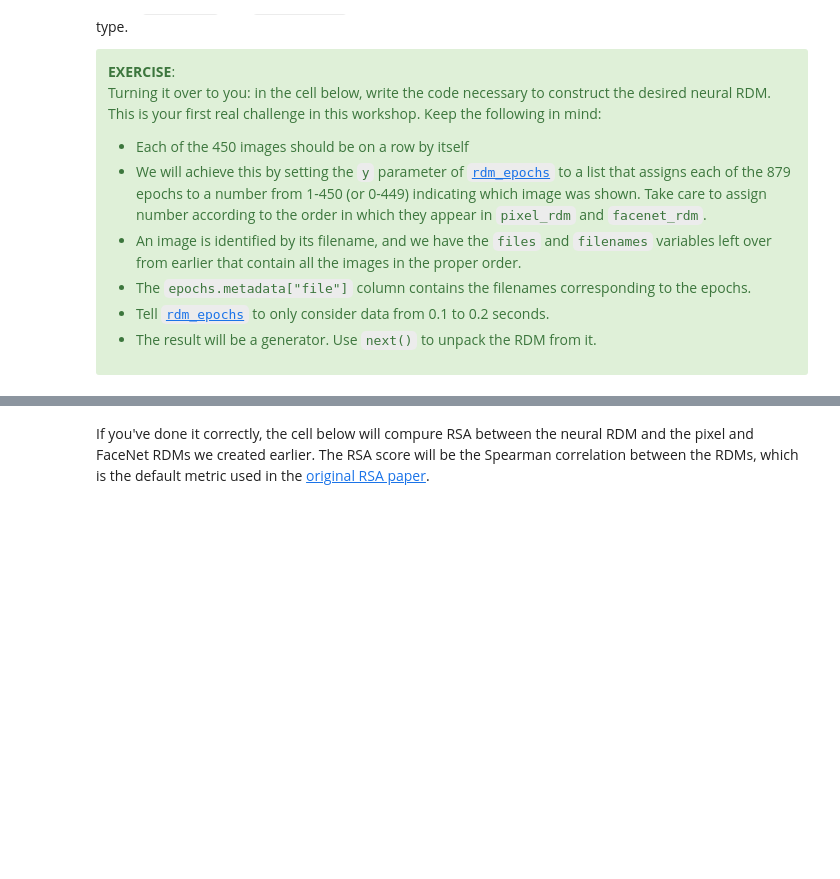
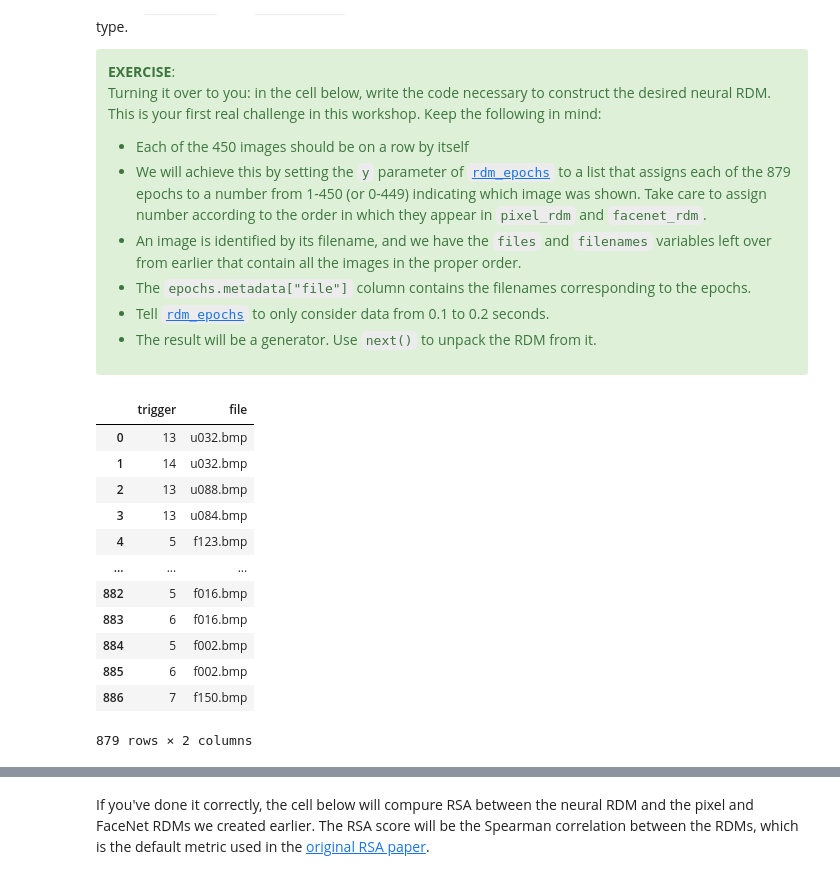
Before and after one commit to wmvanvliet/neuroscience_tutorials, a Jupyter notebook: rsa/index.ipynb, the cells around one changed output, grey strips where cells are left out. Cells and saved outputs as stored; diff of their text form; code cells hidden in the pictures; blank space fills up the shorter version.

```diff
--- a/rsa/index.ipynb
+++ b/rsa/index.ipynb
@@ -233,4 +315,20 @@ Keep the following in mind:
  - Tell [`rdm_epochs`](https://users.aalto.fi/~vanvlm1/mne-rsa/functions/mne_rsa.rdm_epochs.html) to only consider data from 0.1 to 0.2 seconds.
  - The result will be a generator. Use `next()` to unpack the RDM from it.
 </div>
+# %%
+epochs.metadata
+# %% [output]
+|  | trigger | file |
+| 0 | 13 | u032.bmp |
+| 1 | 14 | u032.bmp |
+| 2 | 13 | u088.bmp |
+| 3 | 13 | u084.bmp |
+| 4 | 5 | f123.bmp |
+| ... | ... | ... |
+| 882 | 5 | f016.bmp |
+| 883 | 6 | f016.bmp |
+| 884 | 5 | f002.bmp |
+| 885 | 6 | f002.bmp |
+| 886 | 7 | f150.bmp |
+879 rows × 2 columns
 # %%
```
Also changed, not shown: parts of 23 cells of this notebook, 1 other file.
